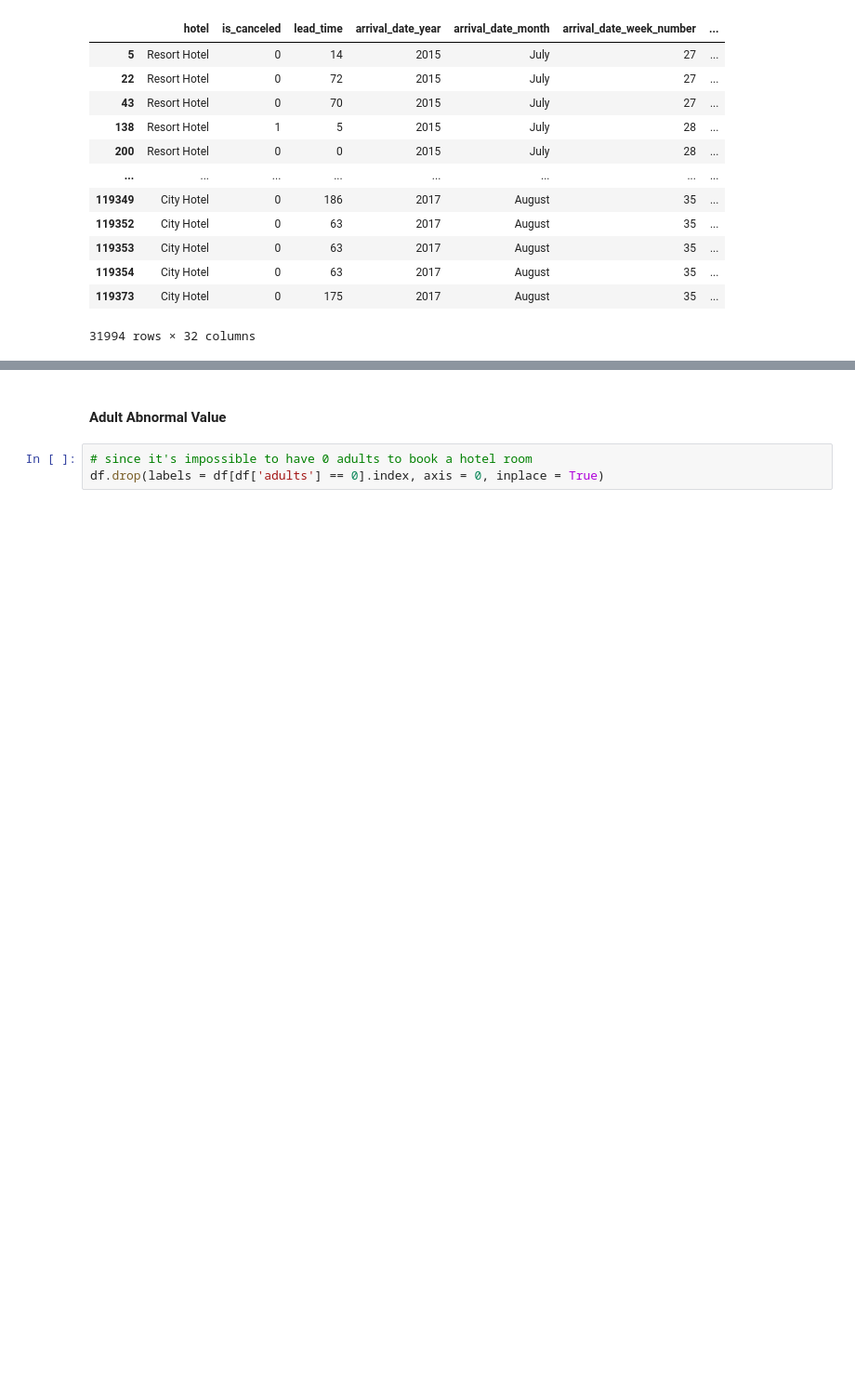
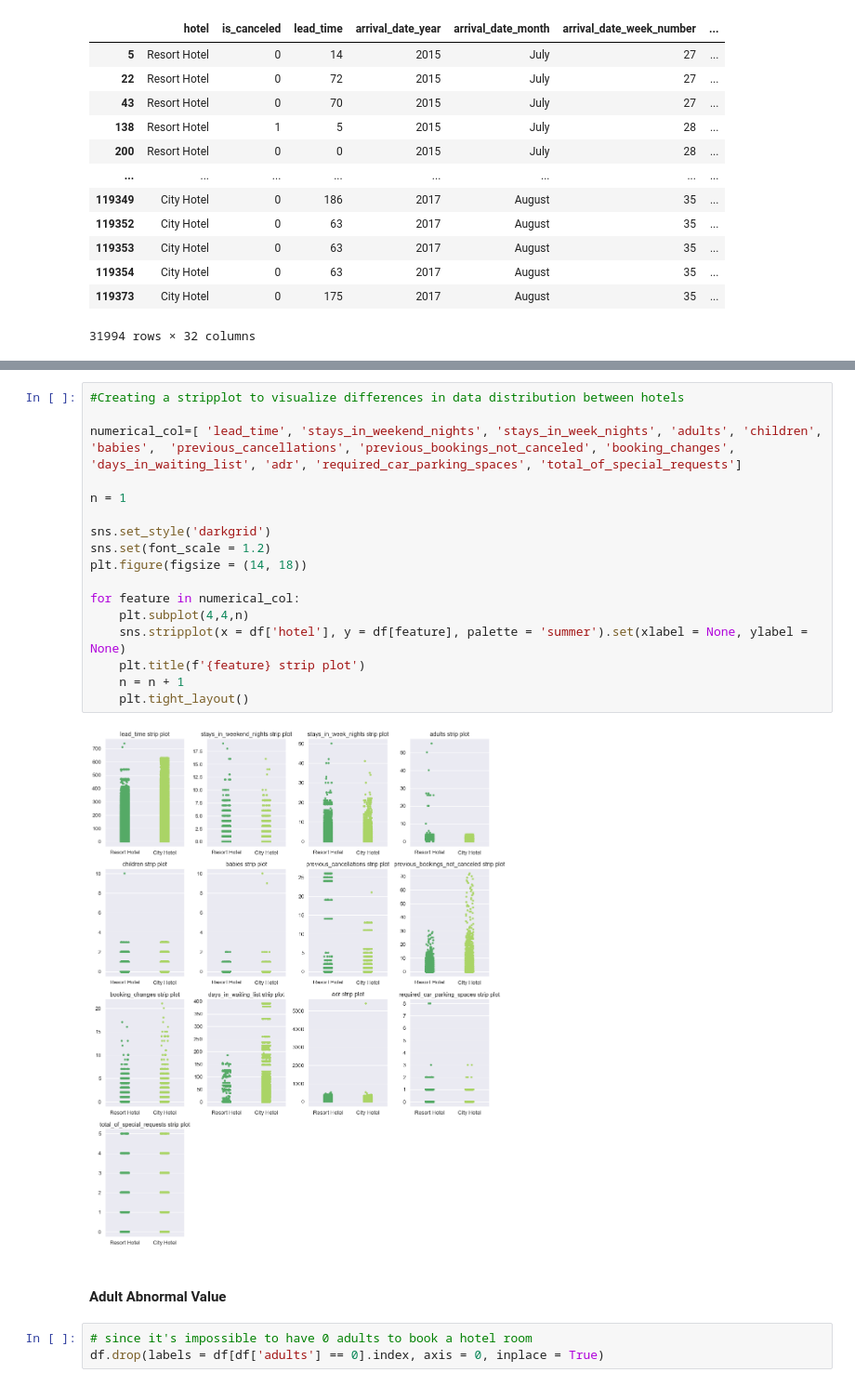
Before and after one commit to hanzjk/HotelBookingCancellationPrediction-Ensemble, a Jupyter notebook: Modal/Data_Cleaning.ipynb, the cells around one changed output, grey strips where cells are left out. Shown at 93% size. Saved outputs shown, nothing was run; the diff lists cells and outputs as text; blank space fills up the shorter version.

```diff
--- a/Modal/Data_Cleaning.ipynb
+++ b/Modal/Data_Cleaning.ipynb
@@ -180,3 +242,22 @@ plt.tight_layout()
+# %%
+#Creating a stripplot to visualize differences in data distribution between hotels
+
+numerical_col=[ 'lead_time', 'stays_in_weekend_nights', 'stays_in_week_nights', 'adults', 'children', 'babies',  'previous_cancellations', 'previous_bookings_not_canceled', 'booking_changes', 'days_in_waiting_list', 'adr', 'required_car_parking_spaces', 'total_of_special_requests']
+
+n = 1
+
+sns.set_style('darkgrid')
+sns.set(font_scale = 1.2)
+plt.figure(figsize = (14, 18))
+
+for feature in numerical_col:
+    plt.subplot(4,4,n)
+    sns.stripplot(x = df['hotel'], y = df[feature], palette = 'summer').set(xlabel = None, ylabel = None)
+    plt.title(f'{feature} strip plot')
+    n = n + 1
+    plt.tight_layout()
+# %% [output]
+[figure, added]
 # %% [markdown]
 #### Adult Abnormal Value
 # %%
```
Also changed, not shown: parts of 27 cells of this notebook, 11 other files.
